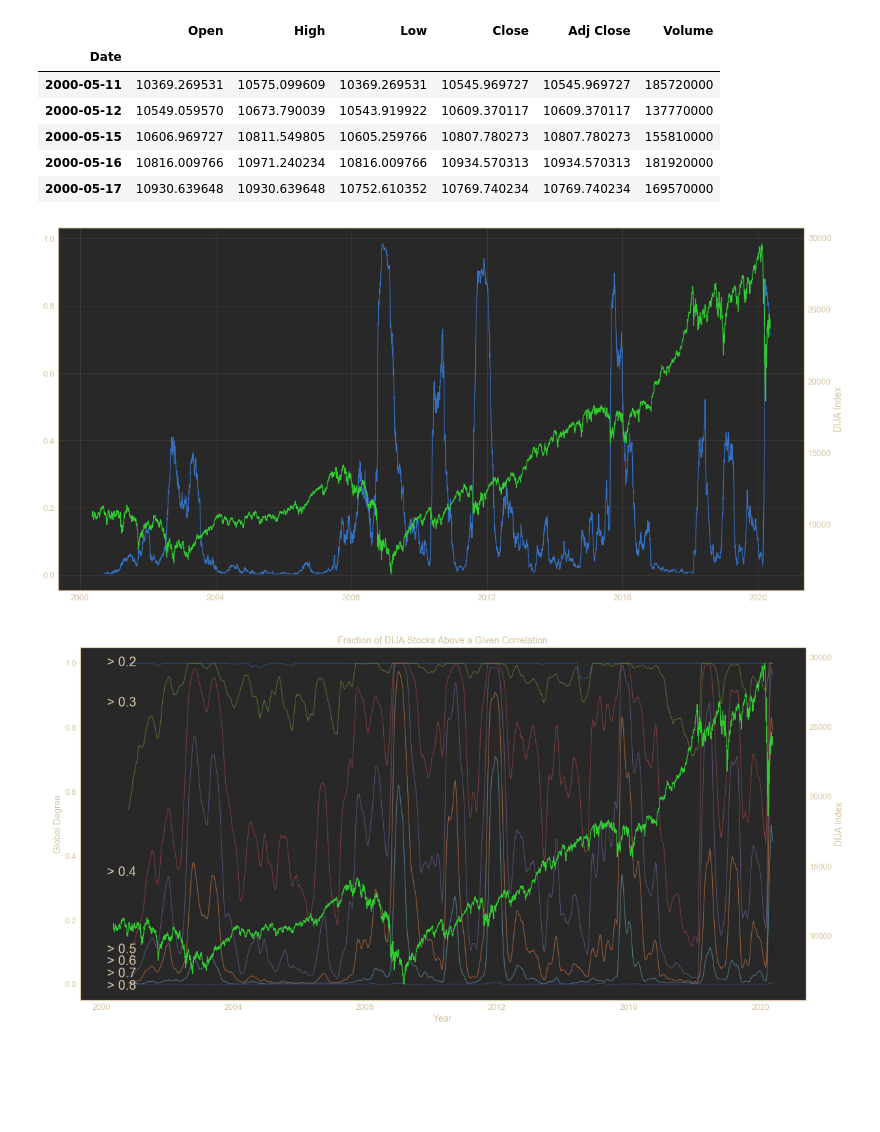
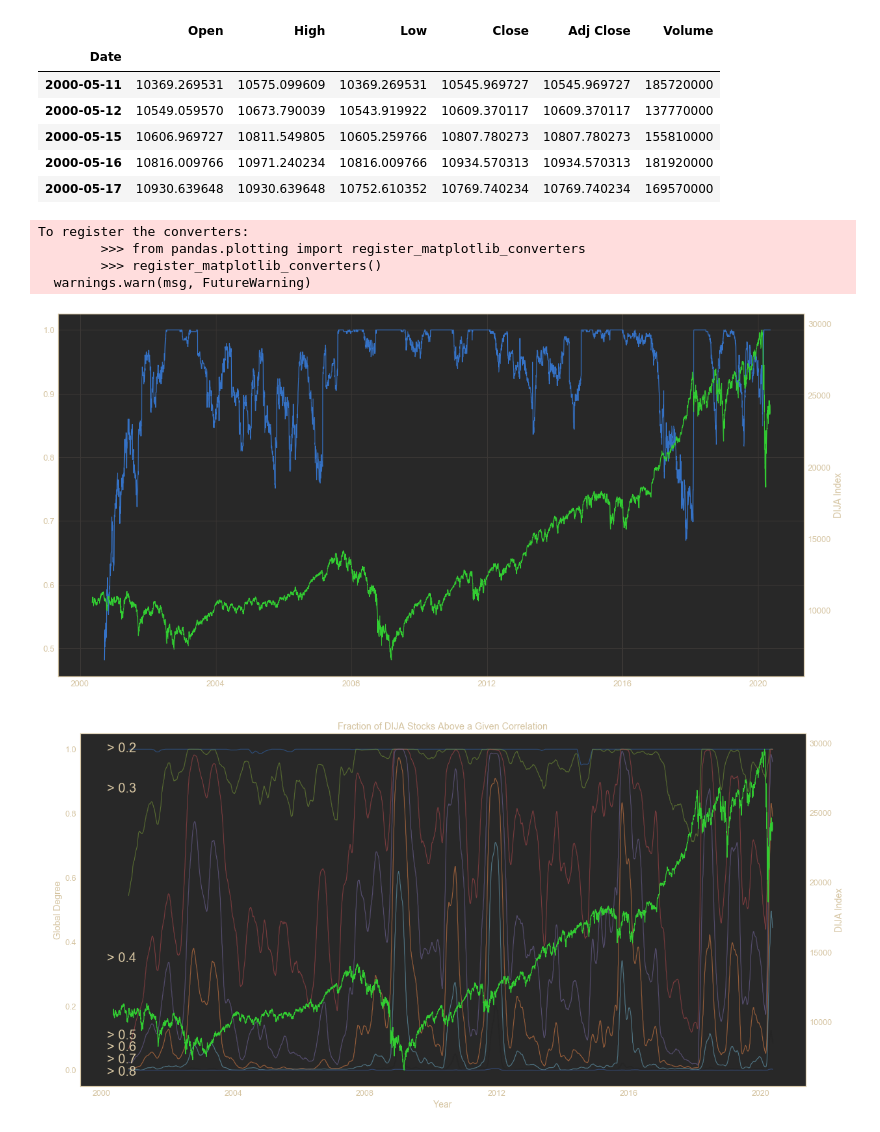
Before and after one commit to mayabenowitz/hedgepy, a Jupyter notebook: notebooks/1.1-dcor-centrality-svm.ipynb, the cells around one changed output. Saved outputs shown, nothing was run; the diff lists cells and outputs as text; code cells hidden in the pictures; blank space fills up the shorter version.

```diff
--- a/notebooks/1.1-dcor-centrality-svm.ipynb
+++ b/notebooks/1.1-dcor-centrality-svm.ipynb
@@ -121,13 +121,17 @@ col_names = [f'dcor > {i}' for i in [0.2,0.3,0.4,0.5,0.6,0.7,0.8,0.9]]
 df_dc.columns = col_names
 # %%
 fig, ax = plt.subplots(figsize=(20,10))
-ax.plot(df_dc['dcor > 0.6'])
+ax.plot(df_dc['dcor > 0.3'])
 ax2 = ax.twinx()
 ax2.plot(df_dja_index['Close'], color='limegreen')
 ax2.set_ylabel('DIJA Index', fontsize=14)
 ax2.grid(False)
 # %% [output]
+To register the converters:
+        >>> from pandas.plotting import register_matplotlib_converters
+        >>> register_matplotlib_converters()
+  warnings.warn(msg, FutureWarning)
-[figure, old version]
+[figure, new version]
 # %%
 fig, ax = plt.subplots(figsize=(20,10))
 for col in df_dc.columns:
```
Also changed, not shown: parts of 27 cells of this notebook, 2 other files.
